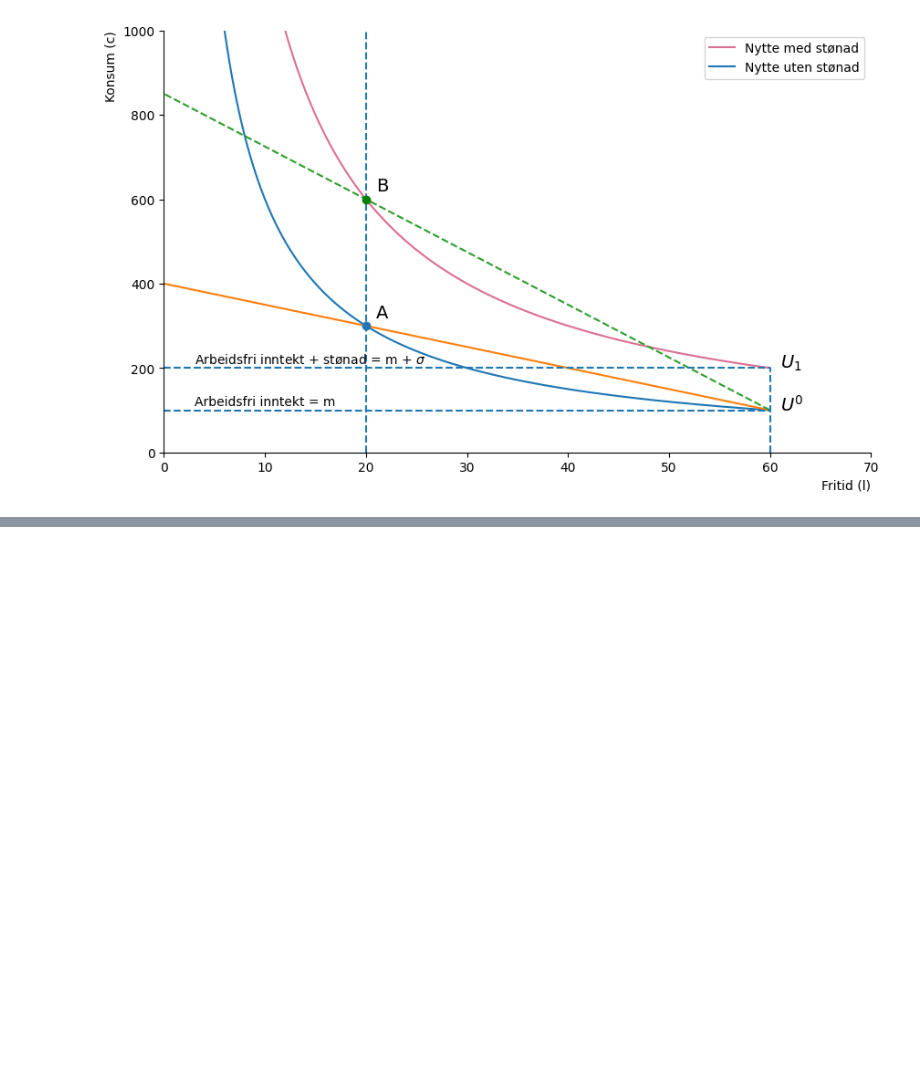
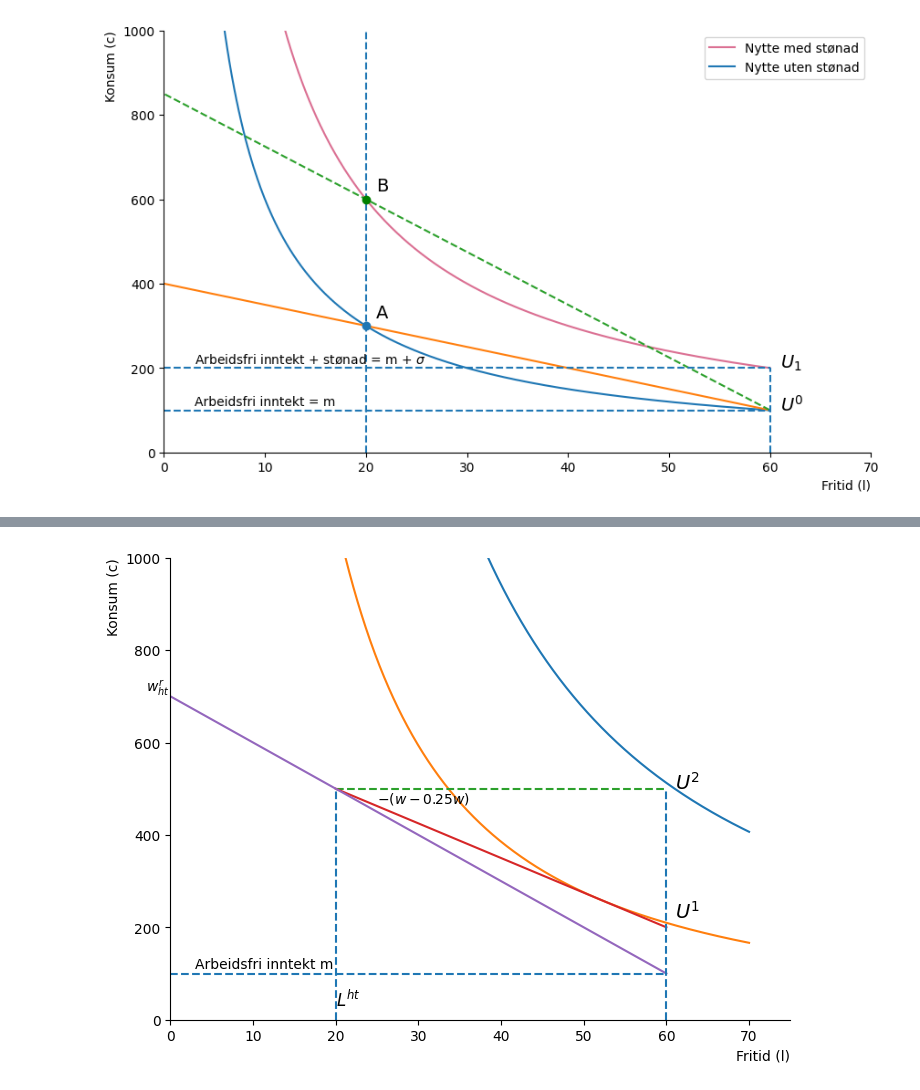
Before and after one commit to DanielFabioG/SOK-2008, a Jupyter notebook: Utfordringer/kodetilutf3.ipynb, the cells around one changed output, grey strips where cells are left out. Saved outputs shown, nothing was run; the diff lists cells and outputs as text; code cells hidden in the pictures; blank space fills up the shorter version.

```diff
--- a/Utfordringer/kodetilutf3.ipynb
+++ b/Utfordringer/kodetilutf3.ipynb
@@ -227,0 +390,41 @@ lol
+# %%
+# Definerer en akse
+def create_ax():
+    fig, ax = plt.subplots(figsize=(8, 6))
+    ax.set(xlim=(0, 75))
+    ax.set(ylim=(0, 1000))
+    ax.spines['top'].set_color('none')
+    ax.spines['right'].set_color('none')
+    plt.xlabel('Fritid (l)',loc="right")
+    plt.ylabel('Konsum (c)', loc="top")
+    return fig, ax
+
+fig, ax = create_ax()
+
+# Plotter indifferenskurver
+ax.plot(l_verdier_2, c_funk_2(l_verdier_2))
+ax.plot(l_verdier_2, c_funk_3(l_verdier_2))
+# Plotter budsjettbettingelser
+ax.plot(l_verdier, bud_wage_2(l_verdier), linestyle="--")
+ax.plot(l_verdier, bud_wage_3(l_verdier))
+# Plotter budsjettbettingelser
+ax.plot(l_values, bud_wage(l_values))
+# Viser arbeidsfri inntekt
+ax.hlines(m_num,0,l0_num, linestyles="dashed")
+# Viser hvor personen ikke går i arbeid
+ax.vlines(l0_num,0,500, linestyles="dashed")
+# Definerer noen punkter
+#ax.text(x=61,y=100, s="$U^0$", fontsize=14)
+ax.text(x=20, y=30, s='$L^{ht}$', size=12)
+#ax.text(x=60, y=-45, s='$L^0$', size=12)
+ax.text(x=3, y=111, s="Arbeidsfri inntekt m")
+ax.text(x=-3, y=710, s="$w^r_{ht}$")
+# Definerer noen punkter
+ax.text(x=61,y=220, s="$U^1$", fontsize=14)
+# Definerer noen punkter
+ax.text(x=61,y=500, s="$U^2$", fontsize=14)
+ax.text(x=25, y=470, s="$-(w-0.25w)$")
+ax.vlines(l0_num-l_arbeid,0,700 - 10 *20, linestyles="dashed")
+plt.show()
+# %% [output]
+[figure, added]
```
Also changed, not shown: parts of 11 cells of this notebook, 7 other files.
